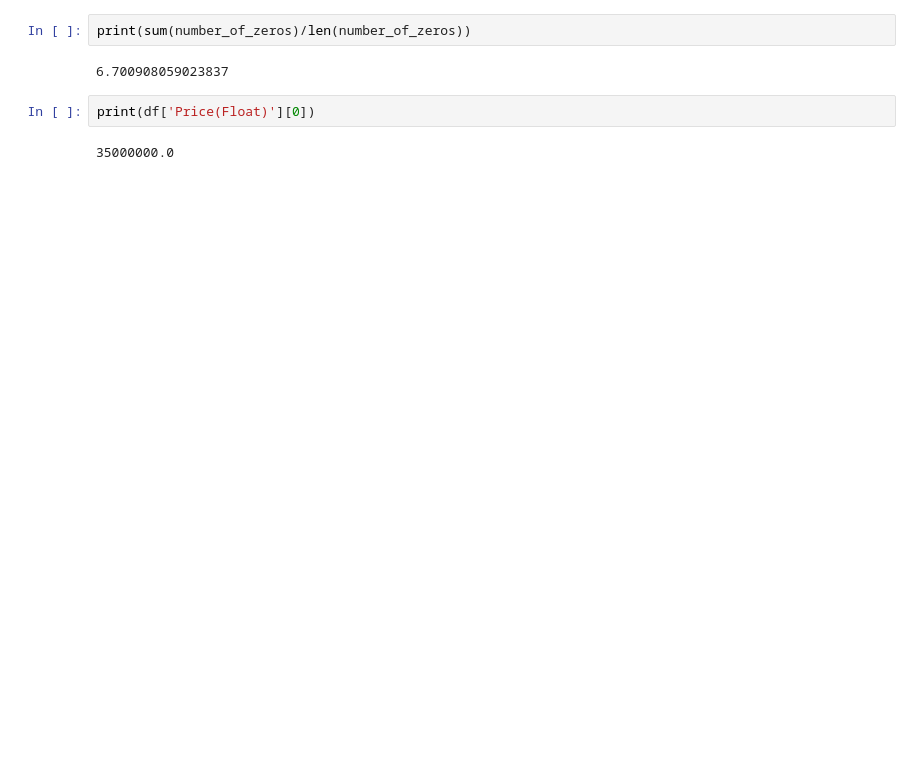
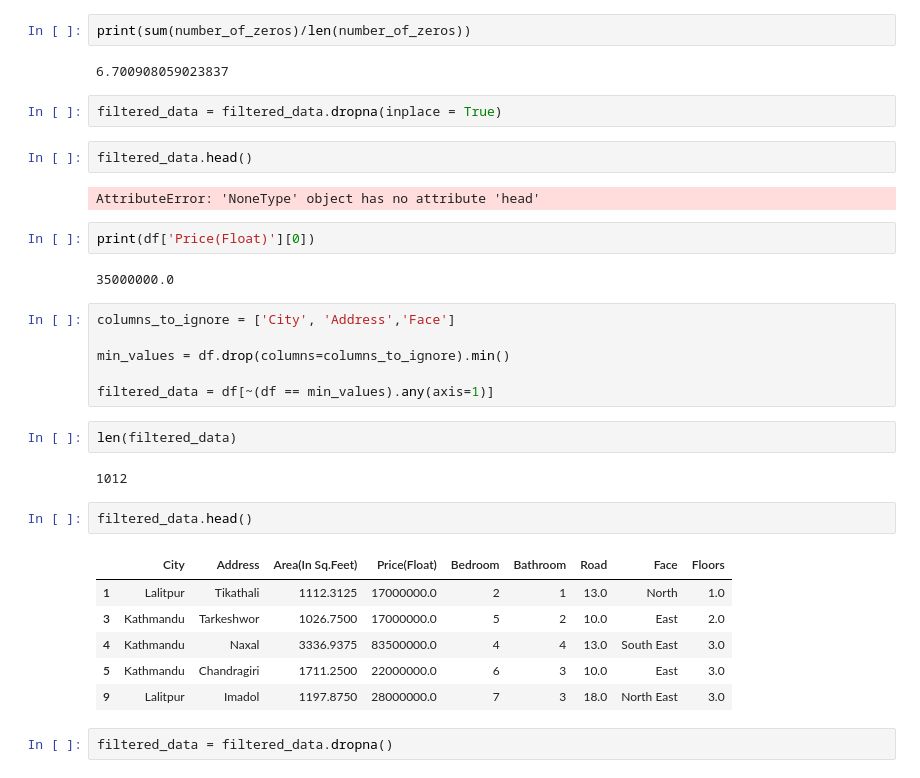
Before and after one commit to AshwinD-coder/Basstavik-Sampati, a Jupyter notebook: Untitled.ipynb, the cells around one changed output. Saved outputs shown, nothing was run; the diff lists cells and outputs as text; blank space fills up the shorter version.

```diff
--- a/Untitled.ipynb
+++ b/Untitled.ipynb
@@ -78,7 +150,34 @@ print(len(number_of_zeros))
 print(sum(number_of_zeros)/len(number_of_zeros))
 # %% [output]
 6.700908059023837
+# %%
+filtered_data = filtered_data.dropna(inplace = True)
+# %%
+filtered_data.head()
+# %% [output]
+AttributeError: 'NoneType' object has no attribute 'head'
 # %%
 print(df['Price(Float)'][0])
 # %% [output]
 35000000.0
+# %%
+columns_to_ignore = ['City', 'Address','Face']
+
+min_values = df.drop(columns=columns_to_ignore).min()
+
+filtered_data = df[~(df == min_values).any(axis=1)]
+# %%
+len(filtered_data)
+# %% [output]
+1012
+# %%
+filtered_data.head()
+# %% [output]
+|  | City | Address | Area(In Sq.Feet) | Price(Float) | Bedroom | Bathroom | Road | Face | Floors |
+| 1 | Lalitpur | Tikathali | 1112.3125 | 17000000.0 | 2 | 1 | 13.0 | North | 1.0 |
+| 3 | Kathmandu | Tarkeshwor | 1026.7500 | 17000000.0 | 5 | 2 | 10.0 | East | 2.0 |
+| 4 | Kathmandu | Naxal | 3336.9375 | 83500000.0 | 4 | 4 | 13.0 | South East | 3.0 |
+| 5 | Kathmandu | Chandragiri | 1711.2500 | 22000000.0 | 6 | 3 | 10.0 | East | 3.0 |
+| 9 | Lalitpur | Imadol | 1197.8750 | 28000000.0 | 7 | 3 | 18.0 | North East | 3.0 |
+# %%
+filtered_data = filtered_data.dropna()
```
Also changed, not shown: parts of 41 cells of this notebook, 6 other files.
